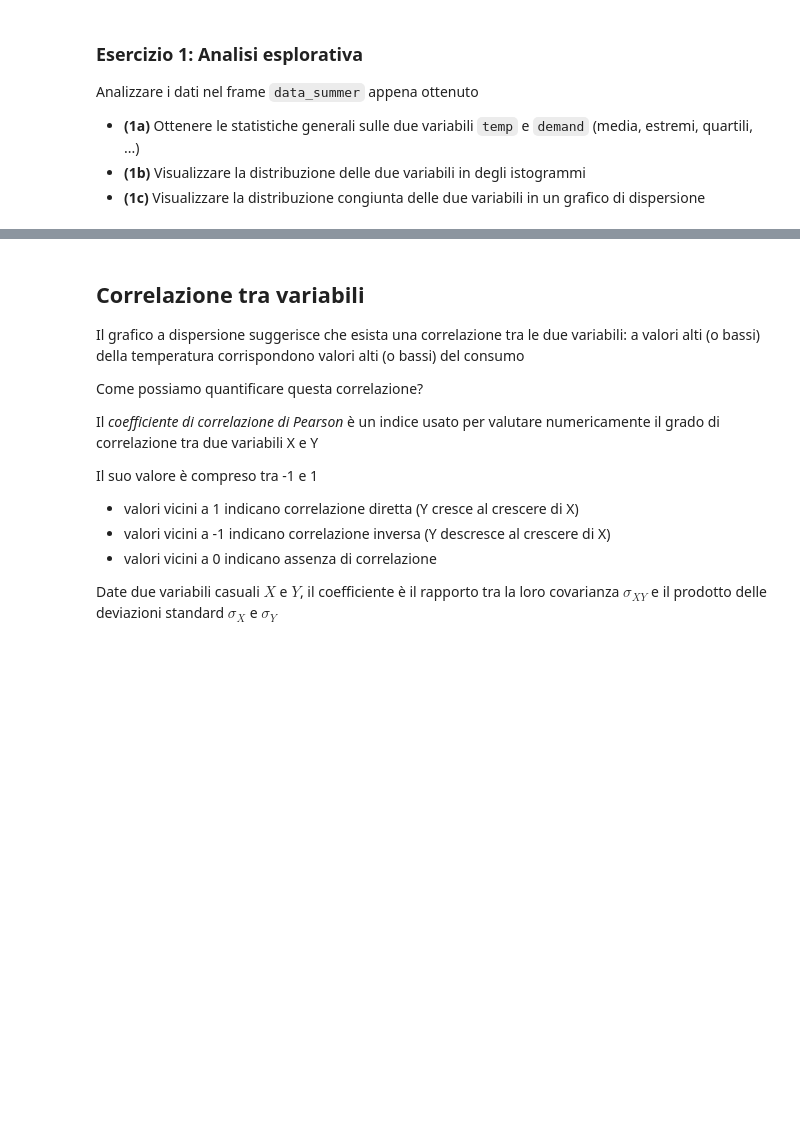
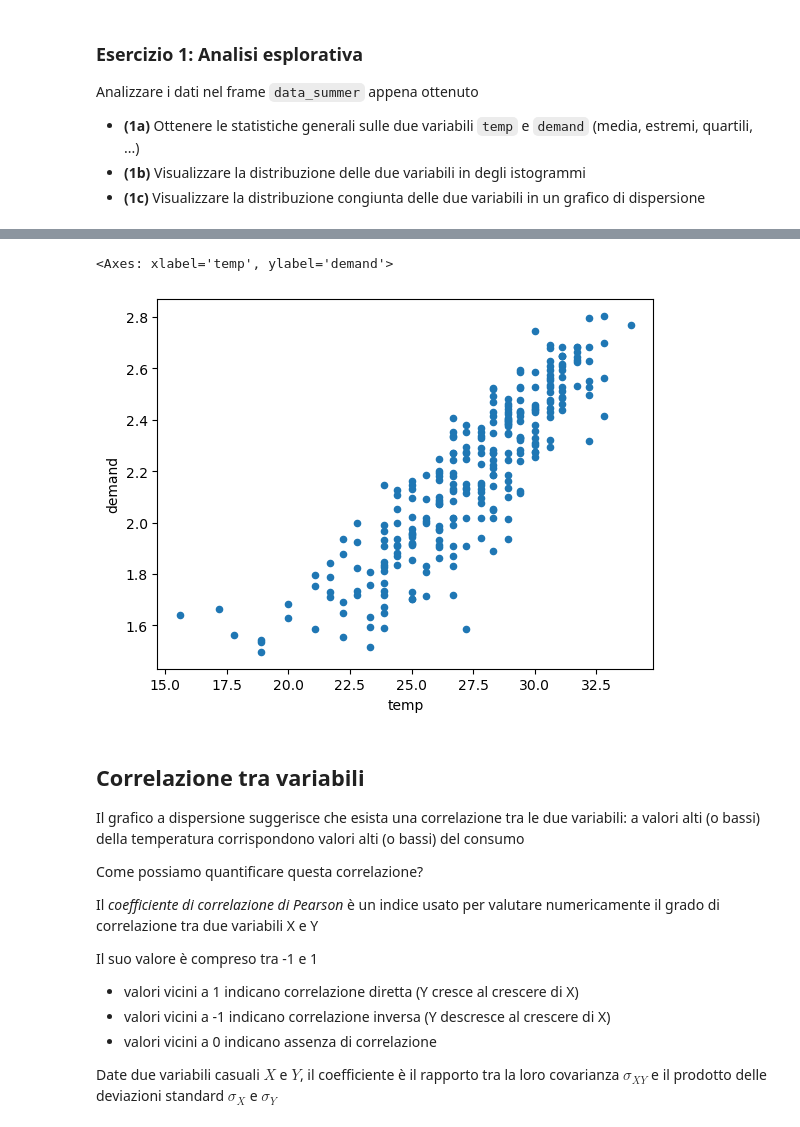
Before and after one commit to Dear-Luca/Data-Intensive-Applications, a Jupyter notebook: linear_regression/Regressione_Lineare.ipynb, the cells around one changed output, grey strips where cells are left out. Drawn from its saved outputs; the diff is of its cells as text; code cells hidden in the pictures; blank space fills up the shorter version.

```diff
--- a/linear_regression/Regressione_Lineare.ipynb
+++ b/linear_regression/Regressione_Lineare.ipynb
@@ -149,3 +176,9 @@ Analizzare i dati nel frame `data_summer` appena ottenuto
+# %%
+#1c
+data_summer.plot.scatter("temp", "demand")
+# %% [output]
+<Axes: xlabel='temp', ylabel='demand'>
+[figure, added]
 # %% [markdown]
 ## Correlazione tra variabili
 
```
Also changed, not shown: parts of 19 cells of this notebook, 1 other file.
